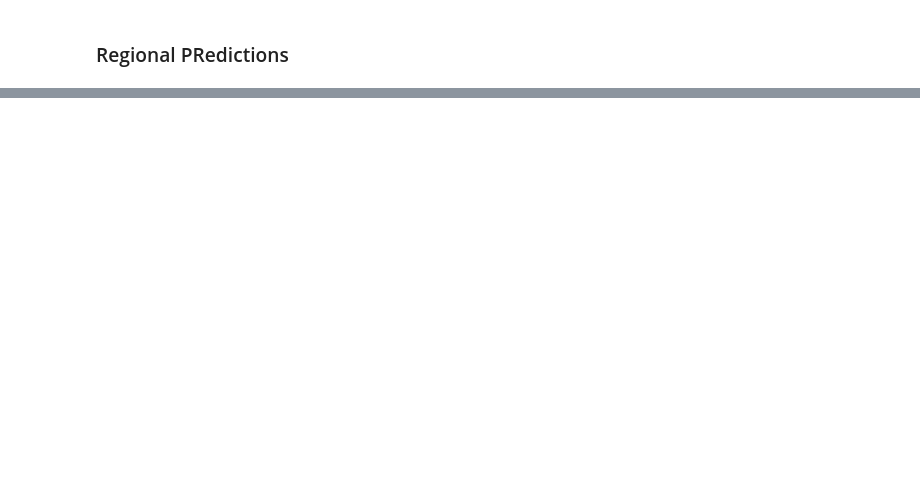
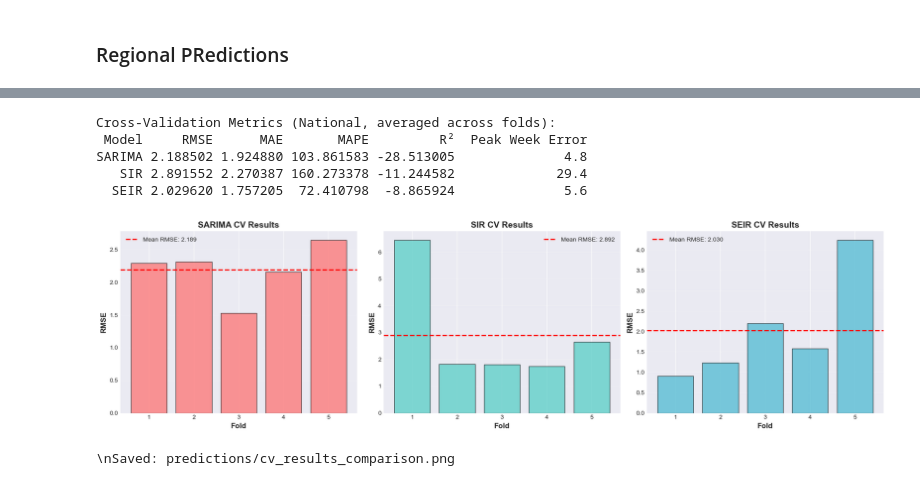
Before and after one commit to AdvaithRavishankar/am215_DiseaseSpread, a Jupyter notebook: src/eval.ipynb, the cells around one changed output, grey strips where cells are left out. Saved outputs shown, nothing was run; the diff lists cells and outputs as text; code cells hidden in the pictures; blank space fills up the shorter version.

```diff
--- a/src/eval.ipynb
+++ b/src/eval.ipynb
@@ -154,0 +190,78 @@ Plot saved: predictions/predictions_nat.png
+# %%
+# Filter for 'nat' region and calculate average metrics across folds
+cv_metrics_summary = []
+
+for model_name, cv_df in cv_models.items():
+    # Filter for national data
+    nat_data = cv_df[cv_df['region'] == 'nat']
+
+    if len(nat_data) > 0:
+        cv_metrics_summary.append({
+            'Model': model_name,
+            'RMSE': nat_data['rmse'].mean(),
+            'MAE': nat_data['mae'].mean(),
+            'MAPE': nat_data['mape'].mean(),
+            'R²': nat_data['r2'].mean(),
+            'Peak Week Error': nat_data['peak_week_error'].abs().mean()
+        })
+
+cv_metrics_df = pd.DataFrame(cv_metrics_summary)
+print("Cross-Validation Metrics (National, averaged across folds):")
+print(cv_metrics_df.to_string(index=False))
+# %% [output]
+Cross-Validation Metrics (National, averaged across folds):
+ Model     RMSE      MAE       MAPE         R²  Peak Week Error
+SARIMA 2.188502 1.924880 103.861583 -28.513005              4.8
+   SIR 2.891552 2.270387 160.273378 -11.244582             29.4
+  SEIR 2.029620 1.757205  72.410798  -8.865924              5.6
+# %%
+# Create 1x3 subplot visualizing CV results for each model
+fig, axes = plt.subplots(1, 3, figsize=(18, 5))
+
+model_names = ['SARIMA', 'SIR', 'SEIR']
+colors_map = {'SARIMA': '#FF6B6B', 'SIR': '#4ECDC4', 'SEIR': '#45B7D1'}
+
+for idx, model_name in enumerate(model_names):
+    ax = axes[idx]
+
+    if model_name in cv_models:
+        cv_df = cv_models[model_name]
+        nat_data = cv_df[cv_df['region'] == 'nat']
+
+        if len(nat_data) > 0:
+            # Plot metrics as bars for each fold
+            folds = nat_data['fold'].values
+            rmse_vals = nat_data['rmse'].values
+
+            # Create bar plot
+            bars = ax.bar(folds, rmse_vals, color=colors_map[model_name], alpha=0.7, edgecolor='black')
+
+            # Add mean line
+            mean_rmse = rmse_vals.mean()
+            ax.axhline(y=mean_rmse, color='red', linestyle='--', linewidth=2,
+                      label=f'Mean RMSE: {mean_rmse:.3f}')
+
+            ax.set_xlabel('Fold', fontsize=12, fontweight='bold')
+            ax.set_ylabel('RMSE', fontsize=12, fontweight='bold')
+            ax.set_title(f'{model_name} CV Results', fontsize=14, fontweight='bold')
+            ax.legend(fontsize=10)
+            ax.grid(True, alpha=0.3, axis='y')
+
+            # Set xticks to show fold numbers
+            ax.set_xticks(folds)
+        else:
+            ax.text(0.5, 0.5, f'No national data for {model_name}',
+                   ha='center', va='center', transform=ax.transAxes, fontsize=12)
+            ax.set_title(f'{model_name} CV Results', fontsize=14, fontweight='bold')
+    else:
+        ax.text(0.5, 0.5, f'{model_name} data not loaded',
+               ha='center', va='center', transform=ax.transAxes, fontsize=12)
+        ax.set_title(f'{model_name} CV Results', fontsize=14, fontweight='bold')
+
+plt.tight_layout()
+plt.savefig('../predictions/cv_results_comparison.png', dpi=300, bbox_inches='tight')
+plt.show()
+print("\\nSaved: predictions/cv_results_comparison.png")
+# %% [output]
+[figure, added]
+\nSaved: predictions/cv_results_comparison.png
```
Also changed, not shown: parts of 5 cells of this notebook, 11 other files.
